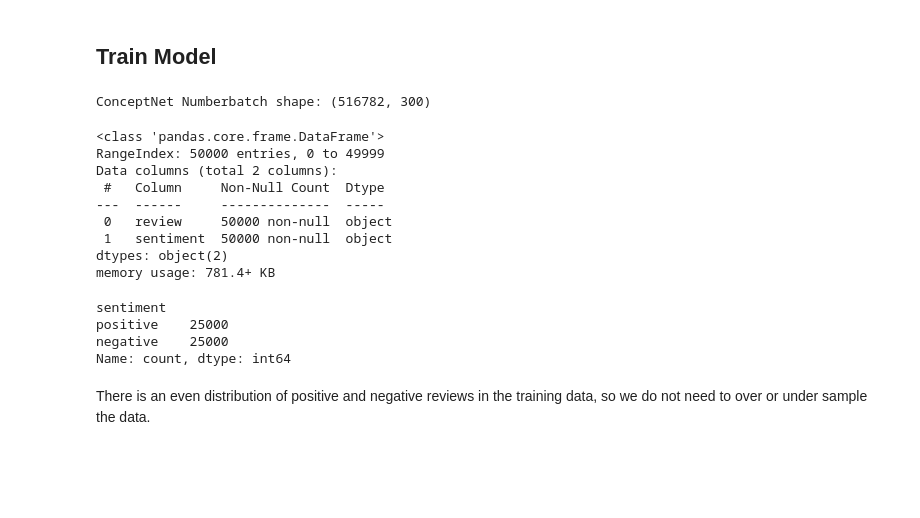
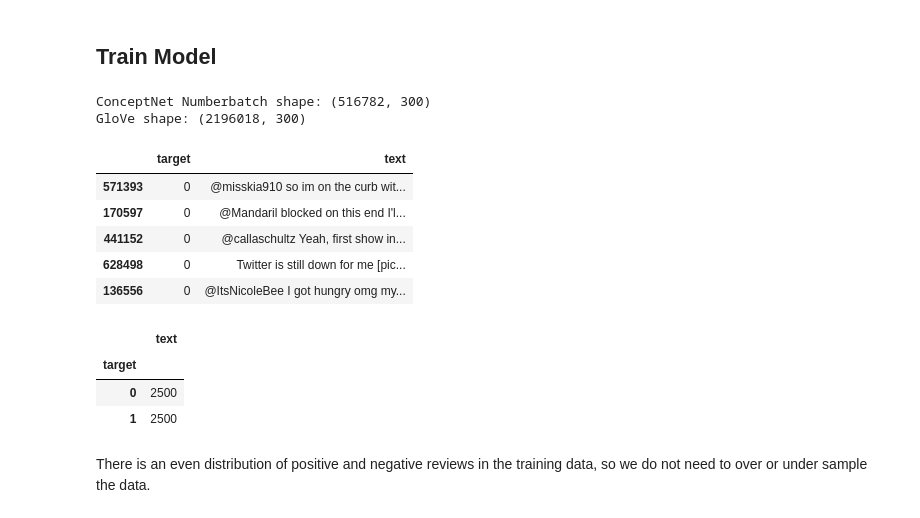
Before and after one commit to lattiric/ML_NN_Final_Proj, a Jupyter notebook: labWill.ipynb, the cells around one changed output. Saved outputs shown, nothing was run; the diff lists cells and outputs as text; code cells hidden in the pictures; blank space fills up the shorter version.

```diff
--- a/labWill.ipynb
+++ b/labWill.ipynb
@@ -58,29 +58,43 @@ def load_embeddings(filename):
 
     arr = np.vstack(rows)
     return pd.DataFrame(arr, index=labels, dtype='f')
-
-embeddings = load_embeddings("../Datasets/numberbatch-en-19.08.txt")
-print("ConceptNet Numberbatch shape:", embeddings.shape)
-# %% [output]
-ConceptNet Numberbatch shape: (516782, 300)
-# %%
-df = pd.read_csv("../Datasets/IMDB_dataset.csv")
-
-df.info()
-# %% [output]
-<class 'pandas.core.frame.DataFrame'>
-RangeIndex: 50000 entries, 0 to 49999
-Data columns (total 2 columns):
- #   Column     Non-Null Count  Dtype
----  ------     --------------  -----
- 0   review     50000 non-null  object
- 1   sentiment  50000 non-null  object
-dtypes: object(2)
-memory usage: 781.4+ KB
-# %%
-df["sentiment"].value_counts()
-# %% [output]
-sentiment
-positive    25000
-negative    25000
-Name: count, dtype: int64
+# %%
+embeddings = load_embeddings("../Data/numberbatch-en-19.08.txt")
+print("ConceptNet Numberbatch shape:", embeddings.shape)
+
+gl_embeddings = load_embeddings("../Data/glove.840B.300d.txt")
+print("GloVe shape:", gl_embeddings.shape)
+# %% [output]
+ConceptNet Numberbatch shape: (516782, 300)
+GloVe shape: (2196018, 300)
+# %%
+def pre_process_input_data(filepath='../Data/tweets.csv',encoding='cp1252',num_samples=None,random_state=None): #Change encoding if not on windows
+    tweets = pd.read_csv(filepath,encoding=encoding,header=None)
+    tweets.columns = ['target','id','date','flag','username','text'] #Change column names to things that make sense
+    tweets = tweets.drop(columns=['id','date','flag','username']) #Remove unneeded columns from memory
+
+    tweets = tweets.replace({'target':{0:0,4:1}}) #Dataset has only 0=negative sent, 4=positive sent, remappping to 0,1 respectivly
+    if num_samples:
+        tweets = tweets.groupby('target').sample(num_samples,random_state=random_state)
+
+    return tweets
+
+TWEET_FILEPATH = '../Data/tweets.csv'
+raw_tweet_data = pre_process_input_data(TWEET_FILEPATH,num_samples=2500) #Grab 250,000 of each class (positive and negative sentiment)
+raw_tweet_data.head()
+#df = pd.read_csv("../Data/tweets.csv")
+#df.info()
+# %% [output]
+|  | target | text |
+| 571393 | 0 | @misskia910 so im on the curb wit... |
+| 170597 | 0 | @Mandaril blocked on this end I'l... |
+| 441152 | 0 | @callaschultz Yeah, first show in... |
+| 628498 | 0 | Twitter is still down for me [pic... |
+| 136556 | 0 | @ItsNicoleBee I got hungry omg my... |
+# %%
+raw_tweet_data.groupby('target').count()
+# %% [output]
+|  | text |
+| target |  |
+| 0 | 2500 |
+| 1 | 2500 |
```
Also changed, not shown: parts of 2 cells of this notebook.
